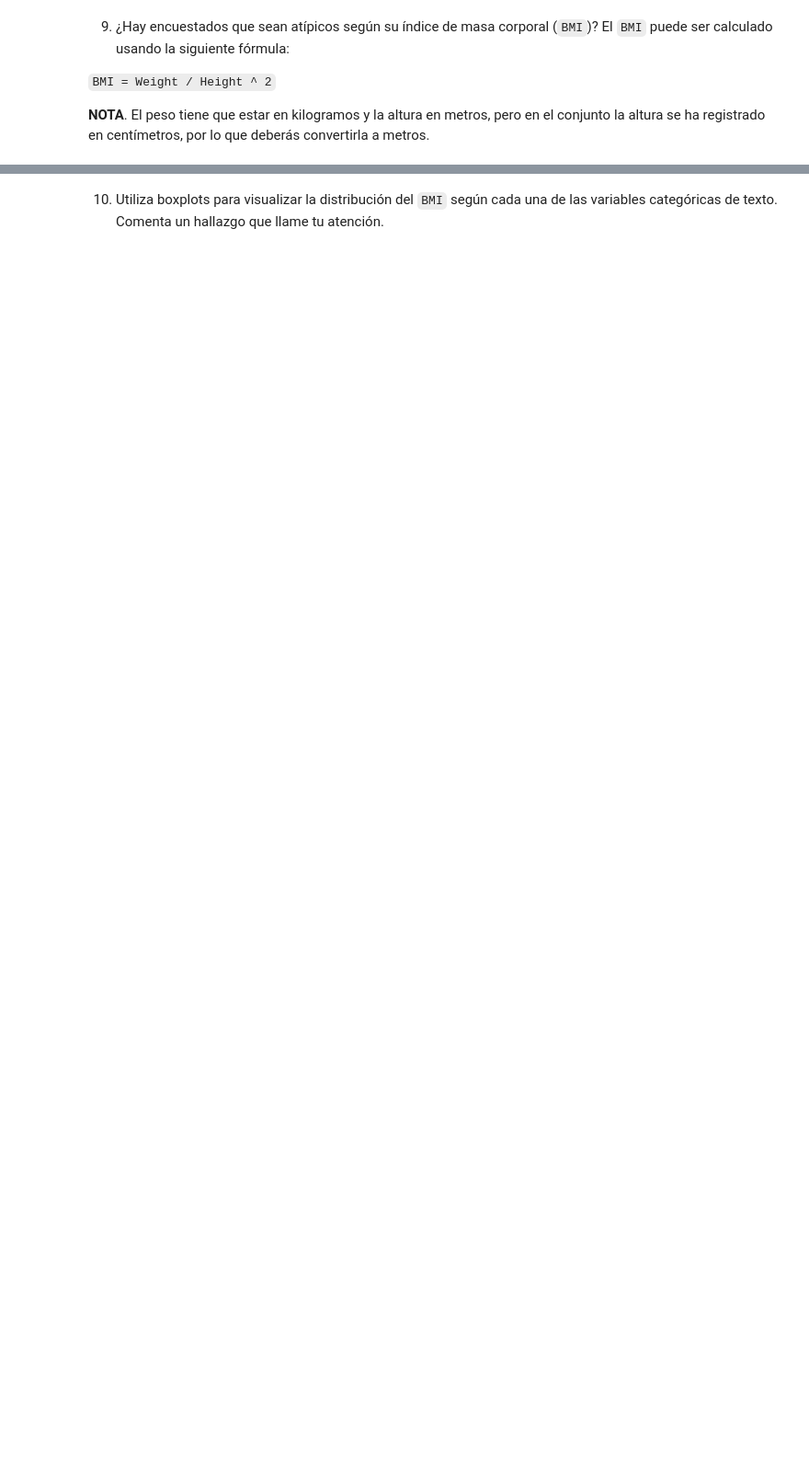
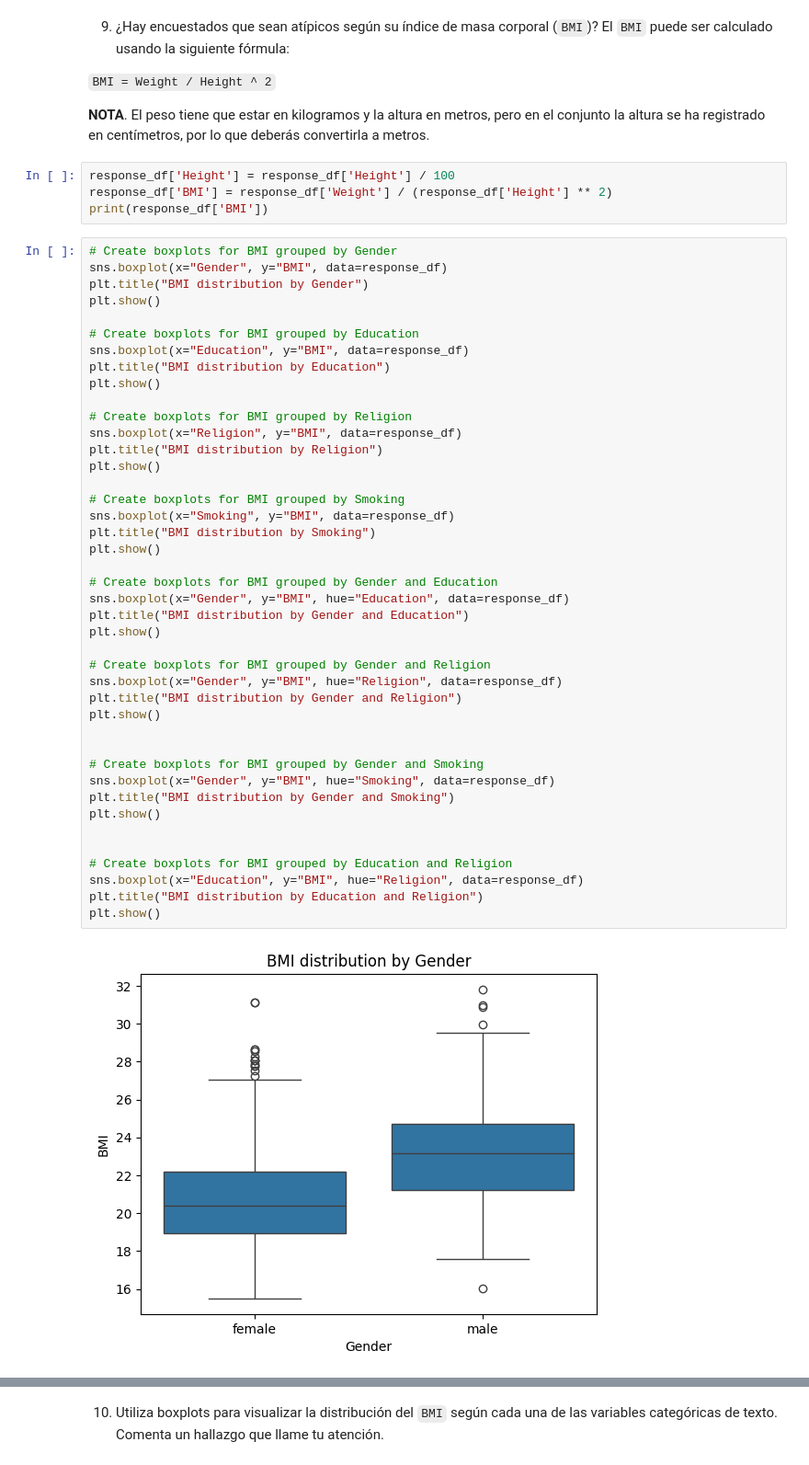
Before and after one commit to jericohd/Scrapy_NASA, a Jupyter notebook: Actividad_5_Preprocesamiento_A01795534.ipynb, the cells around one changed output, grey strips where cells are left out. Shown: that part at 92% size. Saved outputs shown, nothing was run; the diff lists cells and outputs as text; blank space fills up the shorter version.

```diff
--- a/Actividad_5_Preprocesamiento_A01795534.ipynb
+++ b/Actividad_5_Preprocesamiento_A01795534.ipynb
@@ -201,3 +224,51 @@ def Diagnose_MV_Categorical(df,str_att_name,BM_MV):
 `BMI = Weight / Height ^ 2`
 
 **NOTA**. El peso tiene que estar en kilogramos y la altura en metros, pero en el conjunto la altura se ha registrado en centímetros, por lo que deberás convertirla a metros.
+# %%
+response_df['Height'] = response_df['Height'] / 100
+response_df['BMI'] = response_df['Weight'] / (response_df['Height'] ** 2)
+print(response_df['BMI'])
+# %%
+# Create boxplots for BMI grouped by Gender
+sns.boxplot(x="Gender", y="BMI", data=response_df)
+plt.title("BMI distribution by Gender")
+plt.show()
+
+# Create boxplots for BMI grouped by Education
+sns.boxplot(x="Education", y="BMI", data=response_df)
+plt.title("BMI distribution by Education")
+plt.show()
+
+# Create boxplots for BMI grouped by Religion
+sns.boxplot(x="Religion", y="BMI", data=response_df)
+plt.title("BMI distribution by Religion")
+plt.show()
+
+# Create boxplots for BMI grouped by Smoking
+sns.boxplot(x="Smoking", y="BMI", data=response_df)
+plt.title("BMI distribution by Smoking")
+plt.show()
+
+# Create boxplots for BMI grouped by Gender and Education
+sns.boxplot(x="Gender", y="BMI", hue="Education", data=response_df)
+plt.title("BMI distribution by Gender and Education")
+plt.show()
+
+# Create boxplots for BMI grouped by Gender and Religion
+sns.boxplot(x="Gender", y="BMI", hue="Religion", data=response_df)
+plt.title("BMI distribution by Gender and Religion")
+plt.show()
+
+
+# Create boxplots for BMI grouped by Gender and Smoking
+sns.boxplot(x="Gender", y="BMI", hue="Smoking", data=response_df)
+plt.title("BMI distribution by Gender and Smoking")
+plt.show()
+
+
+# Create boxplots for BMI grouped by Education and Religion
+sns.boxplot(x="Education", y="BMI", hue="Religion", data=response_df)
+plt.title("BMI distribution by Education and Religion")
+plt.show()
+# %% [output]
+[figure, added]
```
Also changed, not shown: parts of 10 cells of this notebook.
